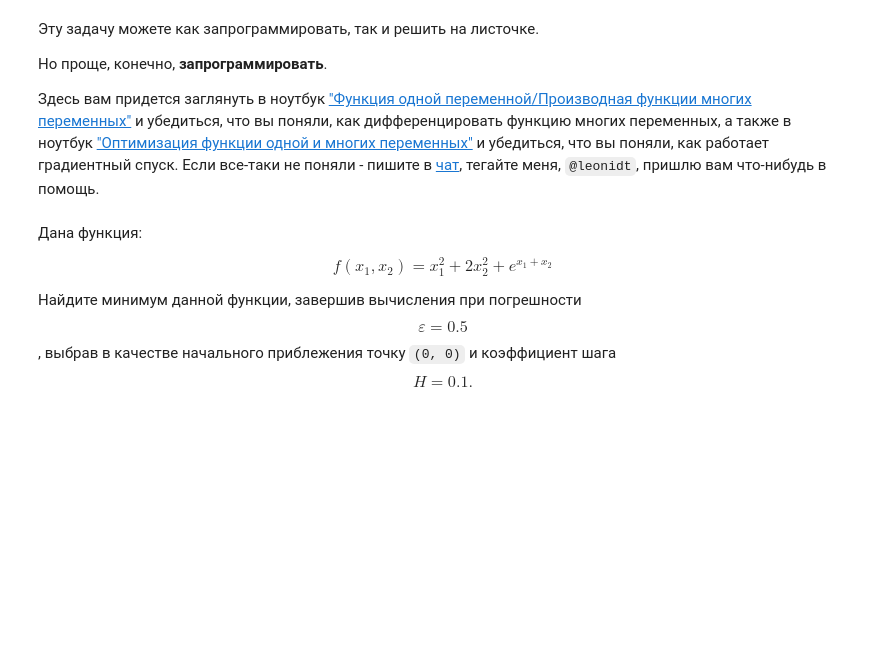
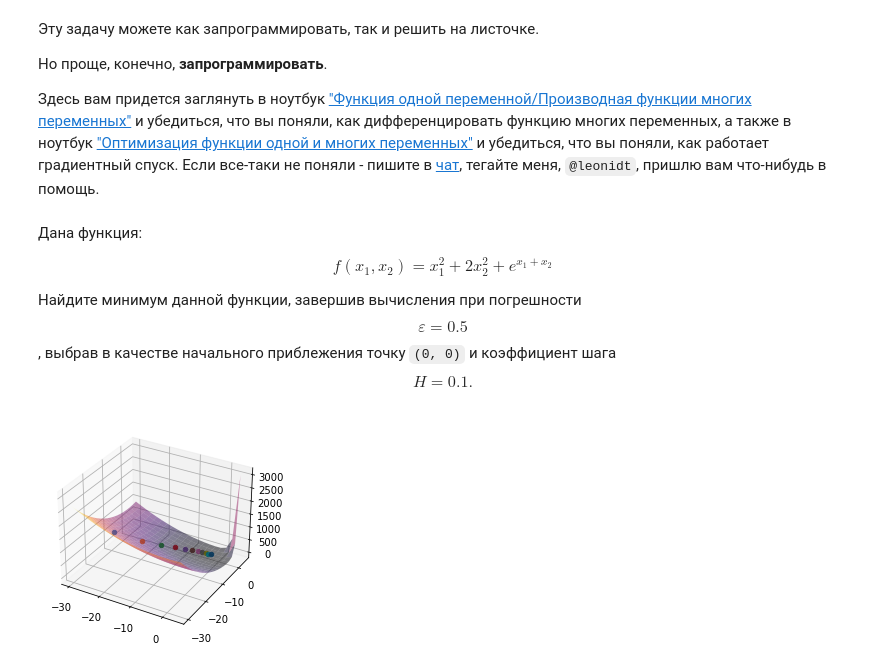
Before and after one commit to denfad/datascience_homework, a Jupyter notebook: datascience/Homework_1.ipynb, the cells around one changed output. Cells and saved outputs as stored; diff of their text form; code cells hidden in the pictures; blank space fills up the shorter version.

```diff
--- a/datascience/Homework_1.ipynb
+++ b/datascience/Homework_1.ipynb
@@ -131,3 +131,52 @@ def multiply(a,b):
 $$ f(x_1, x_2) = x_1^2 + 2x_2^2 + e^{x_1+x_2} $$
 
 Найдите минимум данной функции, завершив вычисления при погрешности $$\varepsilon = 0.5 $$, выбрав в качестве начального приблежения точку `(0, 0)` и коэффициент шага $$ H=0.1. $$
+# %%
+import matplotlib.pyplot as plt
+from mpl_toolkits.mplot3d import Axes3D
+import math
+
+
+def F(x1,x2):
+    return  x1**2+2*x2**2+math.e**(x1+x2)
+
+def der_x1(x1,x2):
+    return 2*x1+math.e**(x1+x2)
+
+def der_x2(x1,x2):
+    return 4*x2+math.e**(x1+x2)
+
+
+
+def plot_function():
+    x1 = np.linspace(-30, 4, 20)#размер поля
+    x2 = np.linspace(-30, 4, 20)#размер поля
+    y = np.array([[F(dx1,dx2) for dx1 in x1] for dx2 in x2])
+
+    mx1,mx2 = np.meshgrid(x1,x2)
+
+    fig = plt.figure()
+    ax = fig.add_subplot(111, projection='3d')
+    ax.plot_surface(mx1,mx2,y,cmap='inferno', alpha = 0.5)
+
+
+    nx1 = -30
+    nx2 = -30
+    dx1 = der_x1(nx1,nx2)
+    dx2 = der_x2(nx1,nx2)
+    h = 0.1
+    e = 0.5
+    while abs(dx1)> e and abs(dx2) > e:
+        nx1 = nx1 - h*dx1
+        nx2 = nx2 - h*dx2
+        ax.scatter(nx1,nx2, F(nx1, nx2))
+        dx1 = der_x1(nx1,nx2)
+        dx2 = der_x2(nx1,nx2)
+
+
+    plt.show()
+
+
+plot_function()
+# %% [output]
+[figure, added]
```
Also changed, not shown: 5 other files.
